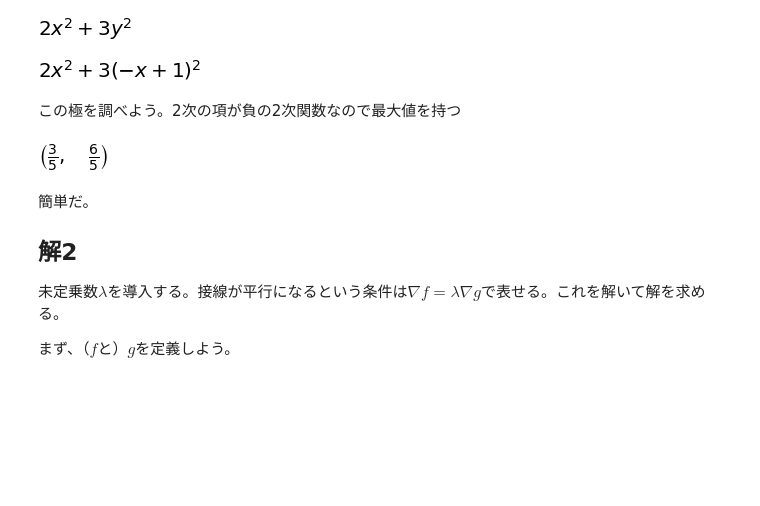
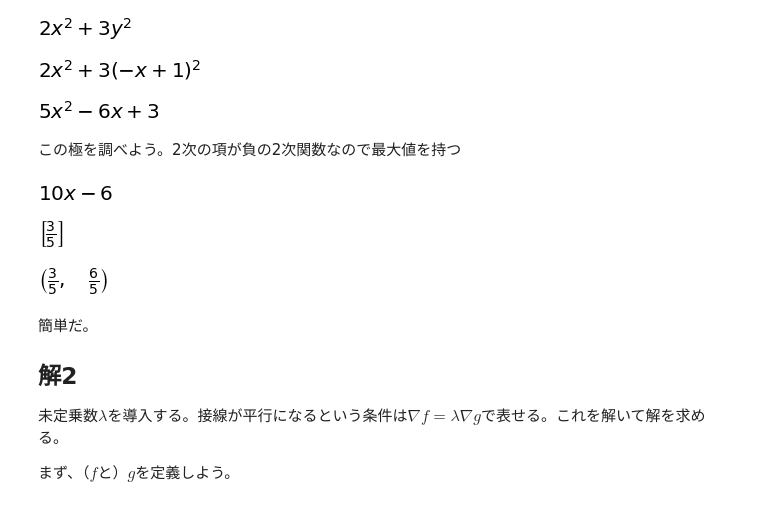
Before and after one commit to hogenimushi/MLBasis, a Jupyter notebook: Lagrange.ipynb, the cells around one changed output. Drawn from its saved outputs; the diff is of its cells as text; code cells hidden in the pictures; blank space fills up the shorter version.

```diff
--- a/Lagrange.ipynb
+++ b/Lagrange.ipynb
@@ -35,8 +35,20 @@ fx=f.subs(y,1-x)
 fx
 # %% [output]
 [figure]
+# %%
+fx.expand()
+# %% [output]
+[figure, added]
 # %% [markdown]
 この極を調べよう。2次の項が負の2次関数なので最大値を持つ
+# %%
+fx.diff(x)
+# %% [output]
+[figure, added]
+# %%
+sym.solve(fx.diff(),x)
+# %% [output]
+[figure, added]
 # %%
 px=sym.solve(fx.diff(x))[0]
 px,fx.subs(x,px)
```
